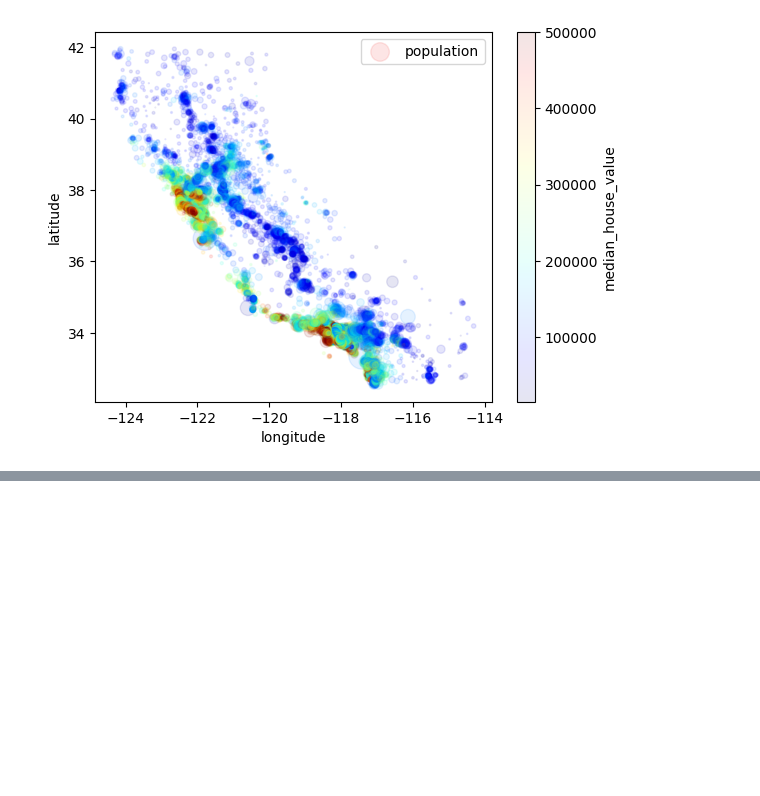
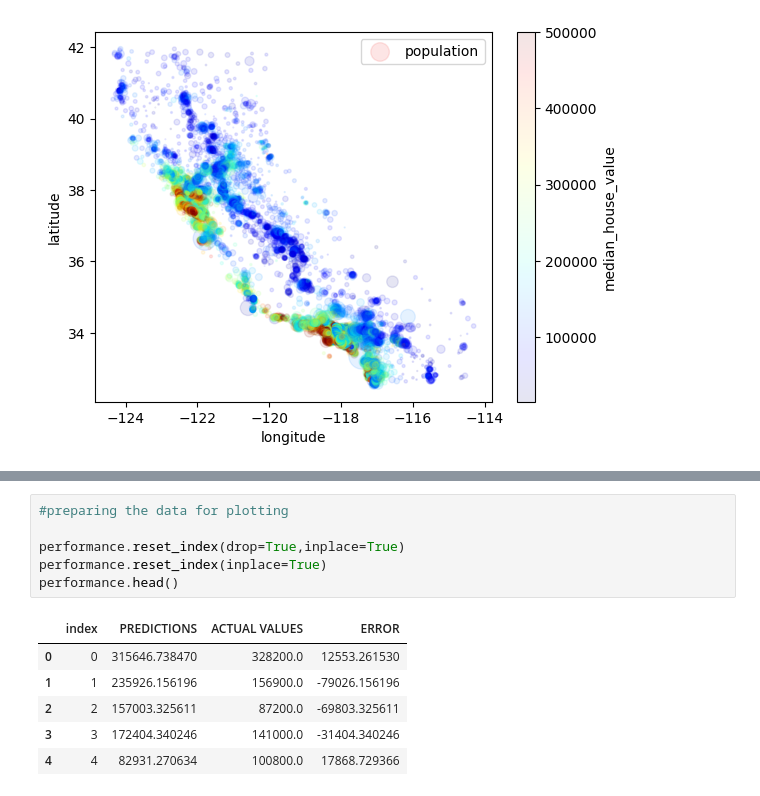
Before and after one commit to prakashkae/Ai-learning-journey, a Jupyter notebook: Month2-machine-learning/house-price-prediction/housing.ipynb, the cells around one changed output, grey strips where cells are left out. Drawn from its saved outputs; the diff is of its cells as text; blank space fills up the shorter version.

```diff
--- a/Month2-machine-learning/house-price-prediction/housing.ipynb
+++ b/Month2-machine-learning/house-price-prediction/housing.ipynb
@@ -82,0 +161,13 @@ corr_matrix = housing.corr(numeric_only=True)
+# %%
+#preparing the data for plotting
+
+performance.reset_index(drop=True,inplace=True)
+performance.reset_index(inplace=True)
+performance.head()
+# %% [output]
+|  | index | PREDICTIONS | ACTUAL VALUES | ERROR |
+| 0 | 0 | 315646.738470 | 328200.0 | 12553.261530 |
+| 1 | 1 | 235926.156196 | 156900.0 | -79026.156196 |
+| 2 | 2 | 157003.325611 | 87200.0 | -69803.325611 |
+| 3 | 3 | 172404.340246 | 141000.0 | -31404.340246 |
+| 4 | 4 | 82931.270634 | 100800.0 | 17868.729366 |
```
Also changed, not shown: parts of 11 cells of this notebook, 7 other files.
